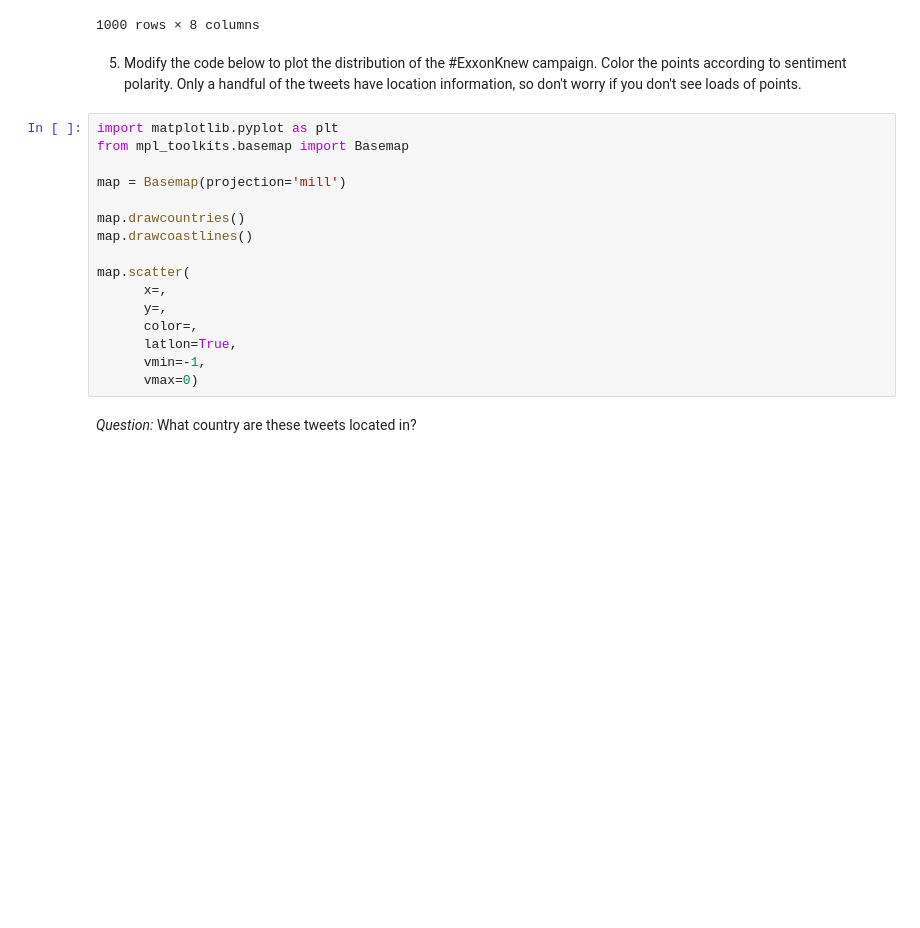
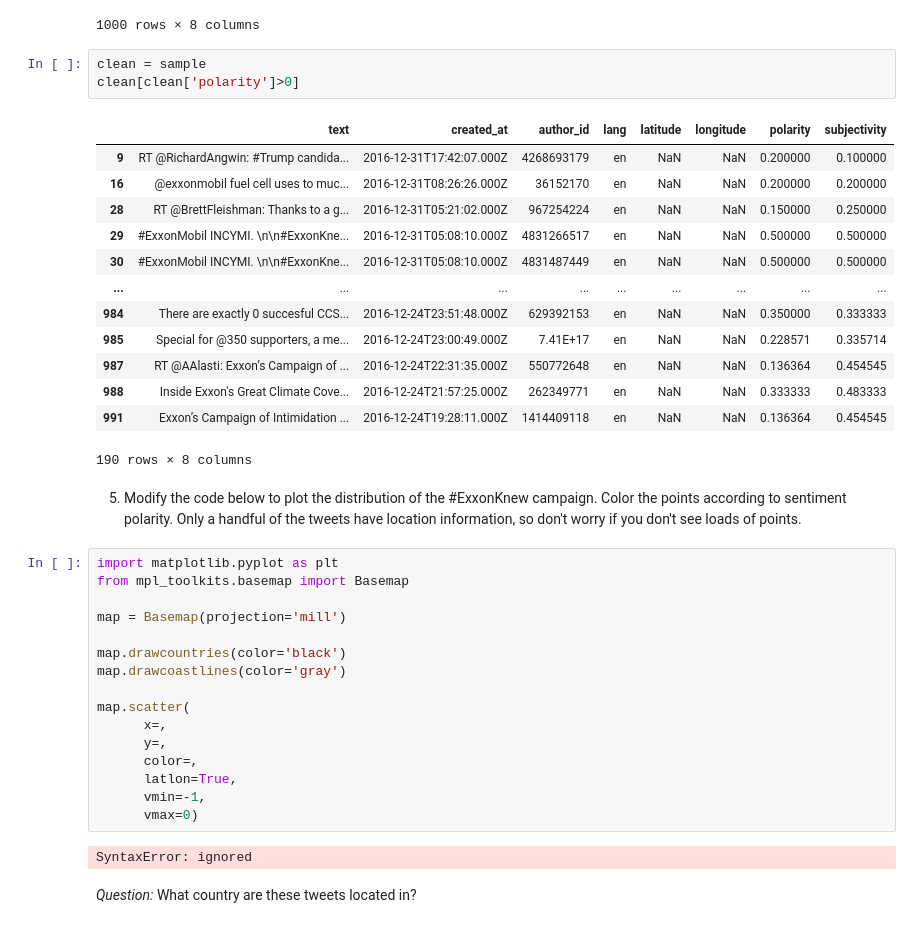
Before and after one commit to gabriellekhoo/QM2, a Jupyter notebook: notebooks/W04. Natural Language Processing.ipynb, the cells around one changed output. Saved outputs shown, nothing was run; the diff lists cells and outputs as text; blank space fills up the shorter version.

```diff
--- a/notebooks/W04. Natural Language Processing.ipynb
+++ b/notebooks/W04. Natural Language Processing.ipynb
@@ -679,6 +684,23 @@ See the caveats in the documentation: https://pandas.pydata.org/pandas-docs/stab
 | 998 | RT @Exxon_Knew: Stop saying #Till... | 2016-12-24T16:10:47.000Z | 308750887 | en | NaN | NaN | -0.15 | 0.80 |
 | 999 | RT @Exxon_Knew: Stop saying #Till... | 2016-12-24T16:04:27.000Z | 311615942 | en | NaN | NaN | -0.15 | 0.80 |
 1000 rows × 8 columns
+# %%
+clean = sample
+clean[clean['polarity']>0]
+# %% [output]
+|  | text | created_at | author_id | lang | latitude | longitude | polarity | subjectivity |
+| 9 | RT @RichardAngwin: #Trump candida... | 2016-12-31T17:42:07.000Z | 4268693179 | en | NaN | NaN | 0.200000 | 0.100000 |
+| 16 | @exxonmobil fuel cell uses to muc... | 2016-12-31T08:26:26.000Z | 36152170 | en | NaN | NaN | 0.200000 | 0.200000 |
+| 28 | RT @BrettFleishman: Thanks to a g... | 2016-12-31T05:21:02.000Z | 967254224 | en | NaN | NaN | 0.150000 | 0.250000 |
+| 29 | #ExxonMobil INCYMI. \n\n#ExxonKne... | 2016-12-31T05:08:10.000Z | 4831266517 | en | NaN | NaN | 0.500000 | 0.500000 |
+| 30 | #ExxonMobil INCYMI. \n\n#ExxonKne... | 2016-12-31T05:08:10.000Z | 4831487449 | en | NaN | NaN | 0.500000 | 0.500000 |
+| ... | ... | ... | ... | ... | ... | ... | ... | ... |
+| 984 | There are exactly 0 succesful CCS... | 2016-12-24T23:51:48.000Z | 629392153 | en | NaN | NaN | 0.350000 | 0.333333 |
+| 985 | Special for @350 supporters, a me... | 2016-12-24T23:00:49.000Z | 7.41E+17 | en | NaN | NaN | 0.228571 | 0.335714 |
+| 987 | RT @AAlasti: Exxon’s Campaign of ... | 2016-12-24T22:31:35.000Z | 550772648 | en | NaN | NaN | 0.136364 | 0.454545 |
+| 988 | Inside Exxon's Great Climate Cove... | 2016-12-24T21:57:25.000Z | 262349771 | en | NaN | NaN | 0.333333 | 0.483333 |
+| 991 | Exxon’s Campaign of Intimidation ... | 2016-12-24T19:28:11.000Z | 1414409118 | en | NaN | NaN | 0.136364 | 0.454545 |
+190 rows × 8 columns
 # %% [markdown]
 5. Modify the code below to plot the distribution of the #ExxonKnew campaign. Color the points according to sentiment polarity. Only a handful of the tweets have location information, so don't worry if you don't see loads of points.
 # %%
@@ -687,8 +709,8 @@ from mpl_toolkits.basemap import Basemap
 
 map = Basemap(projection='mill')
 
-map.drawcountries()
-map.drawcoastlines()
+map.drawcountries(color='black')
+map.drawcoastlines(color='gray')
 
 map.scatter(
       x=,
@@ -697,5 +719,7 @@ map.scatter(
       latlon=True,
       vmin=-1,
       vmax=0)
+# %% [output]
+SyntaxError: ignored
 # %% [markdown]
 *Question:* What country are these tweets located in?
```
Also changed, not shown: parts of 4 cells of this notebook.
